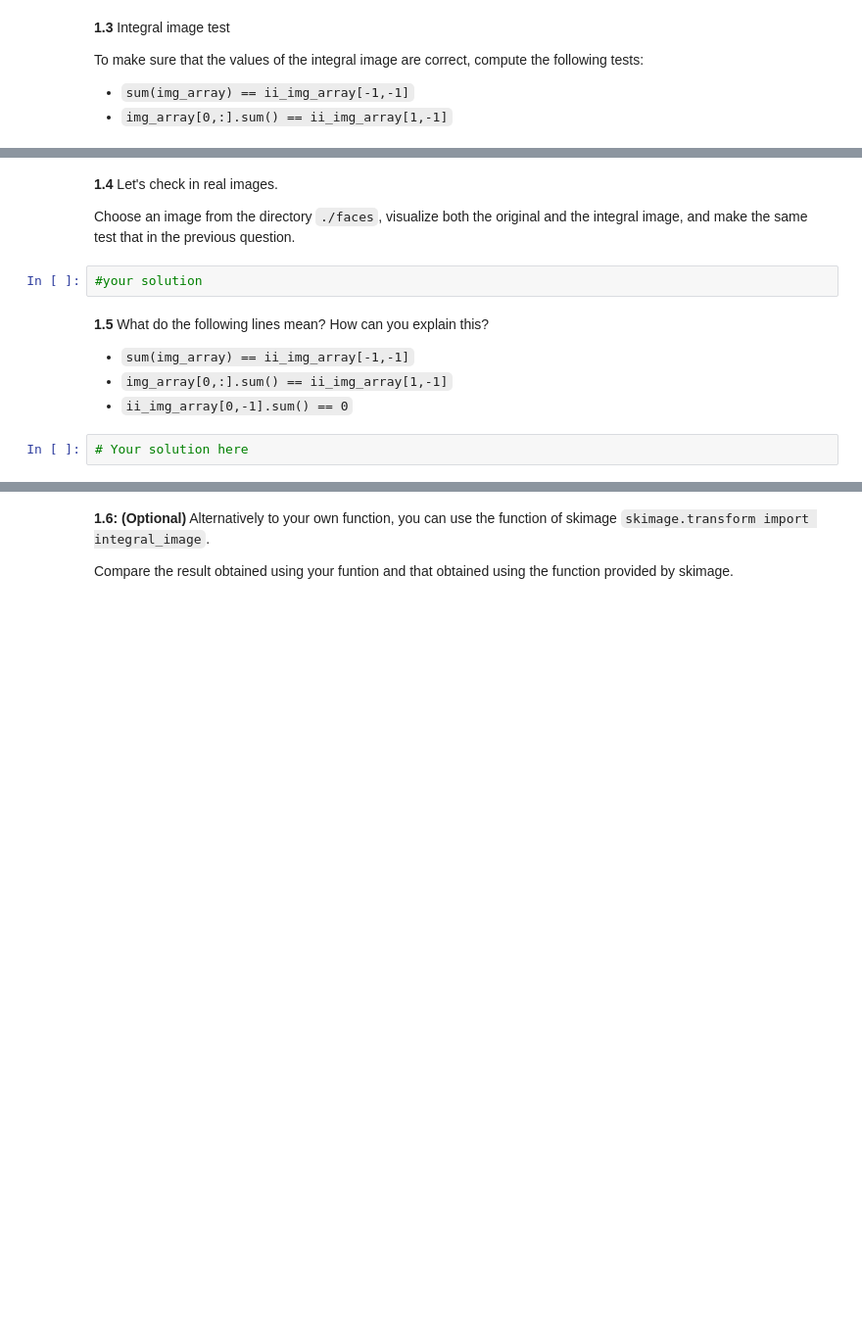
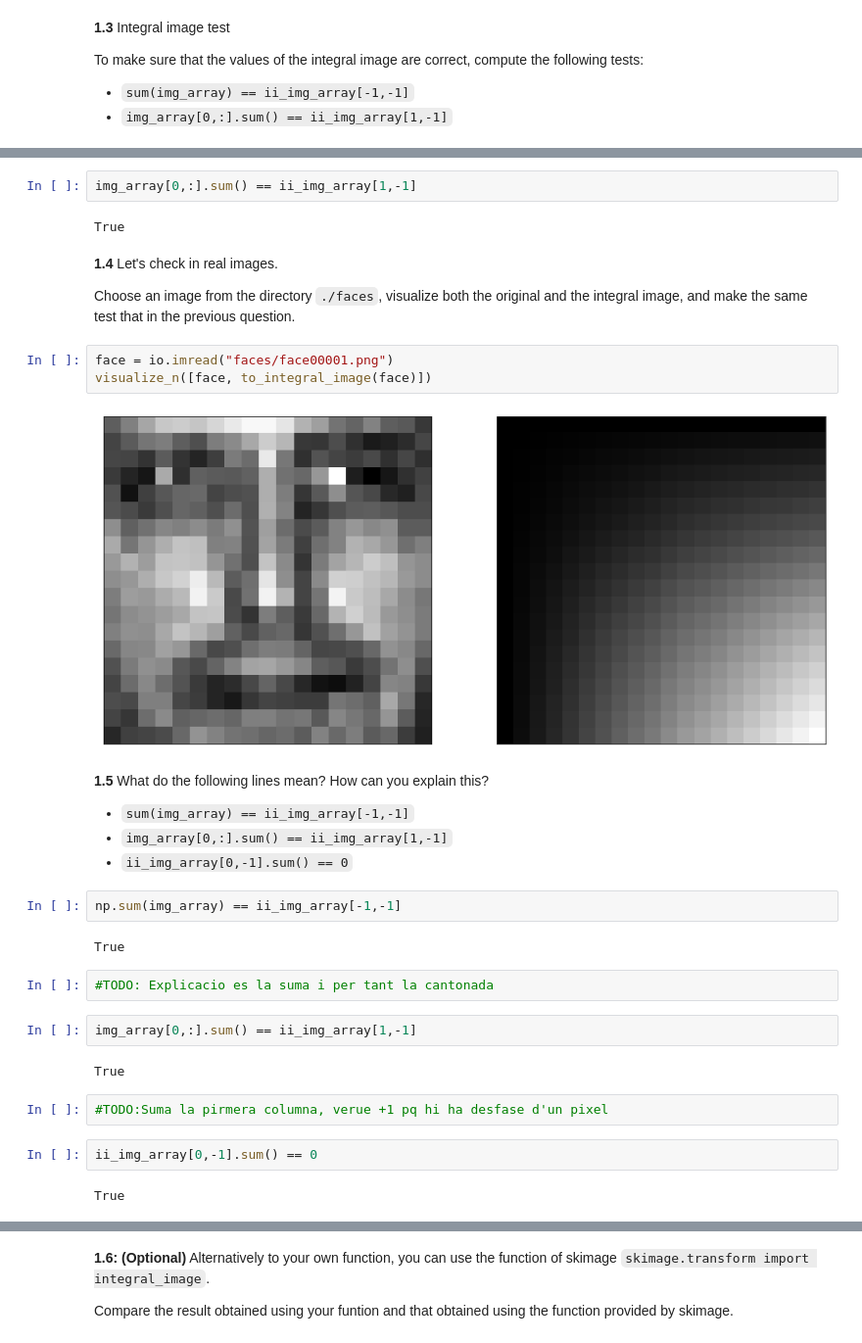
Before and after one commit to PauSolerValades/VA, a Jupyter notebook: Practica6/P6-Part1/P6-Part1.ipynb, the cells around one changed output, grey strips where cells are left out. Shown at 98% size. Saved outputs shown, nothing was run; the diff lists cells and outputs as text; blank space fills up the shorter version.

```diff
--- a/Practica6/P6-Part1/P6-Part1.ipynb
+++ b/Practica6/P6-Part1/P6-Part1.ipynb
@@ -132,14 +148,35 @@ To make sure that the values of the integral image are correct, compute the foll
+# %%
+img_array[0,:].sum() == ii_img_array[1,-1]
+# %% [output]
+True
 # %% [markdown]
 **1.4** Let's check in real images.
 
 Choose an image from the directory ``./faces``, visualize both the original and the integral image, and make the same test that in the previous question.
-# %%
-#your solution
+# %%
+face = io.imread("faces/face00001.png")
+visualize_n([face, to_integral_image(face)])
+# %% [output]
+[figure, added]
 # %% [markdown]
 **1.5** What do the following lines mean? How can you explain this?
 
  - `sum(img_array) == ii_img_array[-1,-1]`
  - `img_array[0,:].sum() == ii_img_array[1,-1]`
  - `ii_img_array[0,-1].sum() == 0`
-# %%
-# Your solution here
+# %%
+np.sum(img_array) == ii_img_array[-1,-1]
+# %% [output]
+True
+# %%
+#TODO: Explicacio es la suma i per tant la cantonada
+# %%
+img_array[0,:].sum() == ii_img_array[1,-1]
+# %% [output]
+True
+# %%
+#TODO:Suma la pirmera columna, verue +1 pq hi ha desfase d'un pixel
+# %%
+ii_img_array[0,-1].sum() == 0
+# %% [output]
+True
```
Also changed, not shown: parts of 30 cells of this notebook.
